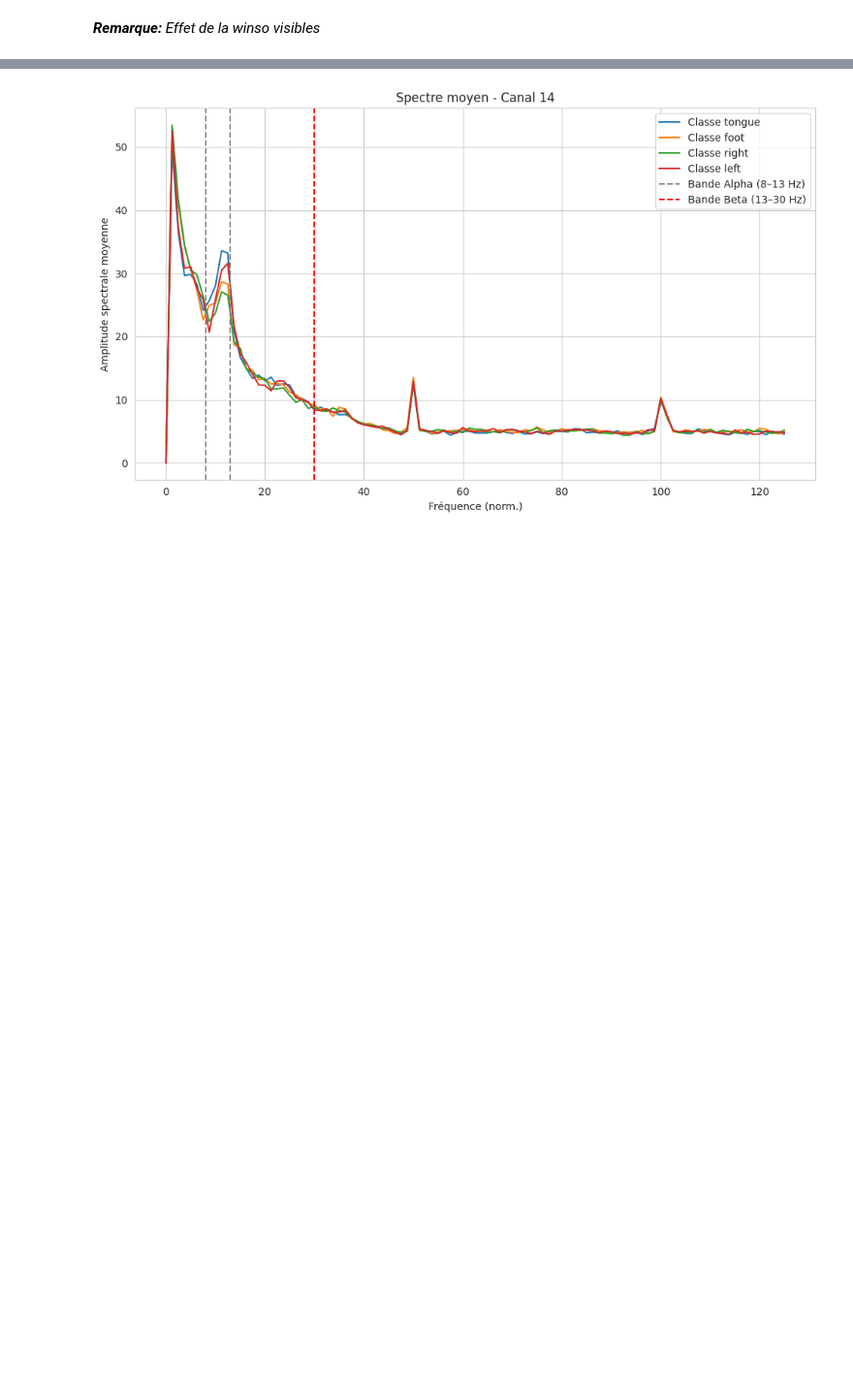
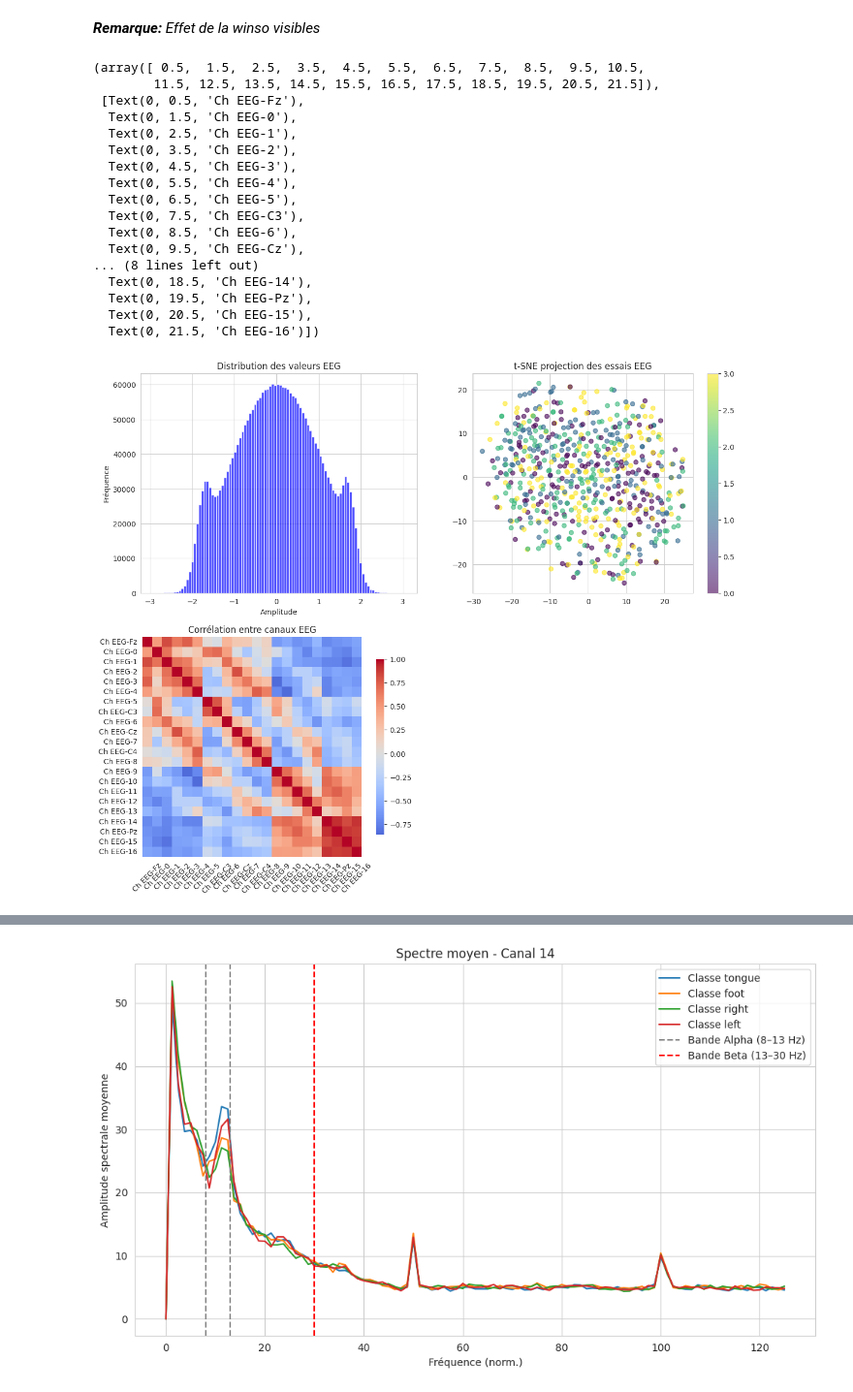
Before and after one commit to iRyann/EEG-Classification, a Jupyter notebook: eeg-classification.ipynb, the cells around one changed output, grey strips where cells are left out. Shown at 97% size. Drawn from its saved outputs; the diff is of its cells as text; code cells hidden in the pictures; blank space fills up the shorter version.

```diff
--- a/eeg-classification.ipynb
+++ b/eeg-classification.ipynb
@@ -158,3 +200,68 @@ plt.show()
 [figure]
 # %% [markdown]
 ***Remarque:** Effet de la winso visibles*
+# %%
+# 1. Distribution des valeurs EEG (inspiré de votre code)
+plt.figure(figsize=(15, 12))
+
+plt.subplot(2, 2, 1)
+plt.hist(x_normalized.flatten(), bins=100, alpha=0.7, color='blue')
+plt.title("Distribution des valeurs EEG")
+plt.xlabel("Amplitude")
+plt.ylabel("Fréquence")
+
+# 3. t-SNE projection (directement de votre code)
+plt.subplot(2, 2, 2)
+# Flatten les données pour t-SNE
+X_flat = x_normalized.reshape(x_normalized.shape[0], -1)
+
+# Sous-échantillonner si trop de données
+if X_flat.shape[0] > 1000:
+    idx = np.random.choice(X_flat.shape[0], 1000, replace=False)
+    X_flat_sample = X_flat[idx]
+    y_sample = y[idx]
+else:
+    X_flat_sample = X_flat
+    y_sample = y
+
+tsne = TSNE(n_components=2, perplexity=30, random_state=42)
+X_embedded = tsne.fit_transform(X_flat_sample)
+label_encoder = LabelEncoder()
+yn_encoded = label_encoder.fit_transform(y)
+scatter = plt.scatter(X_embedded[:,0], X_embedded[:,1], c=yn_encoded, cmap='viridis', alpha=0.6)
+plt.title("t-SNE projection des essais EEG")
+plt.colorbar(scatter)
+
+# 4. Matrice de corrélation entre canaux
+plt.subplot(2, 2, 3)
+
+sample_data = x_normalized[0]  # Premier échantillon
+corr_matrix = np.corrcoef(sample_data)
+ch_names = [f'Ch {eeg_columns[ch]}' for ch in range(22)]
+sns.heatmap(corr_matrix,
+           xticklabels=ch_names[:len(sample_data)],
+           yticklabels=ch_names[:len(sample_data)],
+           cmap='coolwarm', center=0,
+           square=True, cbar_kws={'shrink': 0.8})
+plt.title("Corrélation entre canaux EEG")
+plt.xticks(rotation=45)
+plt.yticks(rotation=0)
+# %% [output]
+(array([ 0.5,  1.5,  2.5,  3.5,  4.5,  5.5,  6.5,  7.5,  8.5,  9.5, 10.5,
+        11.5, 12.5, 13.5, 14.5, 15.5, 16.5, 17.5, 18.5, 19.5, 20.5, 21.5]),
+ [Text(0, 0.5, 'Ch EEG-Fz'),
+  Text(0, 1.5, 'Ch EEG-0'),
+  Text(0, 2.5, 'Ch EEG-1'),
+  Text(0, 3.5, 'Ch EEG-2'),
+  Text(0, 4.5, 'Ch EEG-3'),
+  Text(0, 5.5, 'Ch EEG-4'),
+  Text(0, 6.5, 'Ch EEG-5'),
+  Text(0, 7.5, 'Ch EEG-C3'),
+  Text(0, 8.5, 'Ch EEG-6'),
+  Text(0, 9.5, 'Ch EEG-Cz'),
+... (8 lines left out)
+  Text(0, 18.5, 'Ch EEG-14'),
+  Text(0, 19.5, 'Ch EEG-Pz'),
+  Text(0, 20.5, 'Ch EEG-15'),
+  Text(0, 21.5, 'Ch EEG-16')])
+[figure, added]
```
Also changed, not shown: parts of 17 cells of this notebook.
